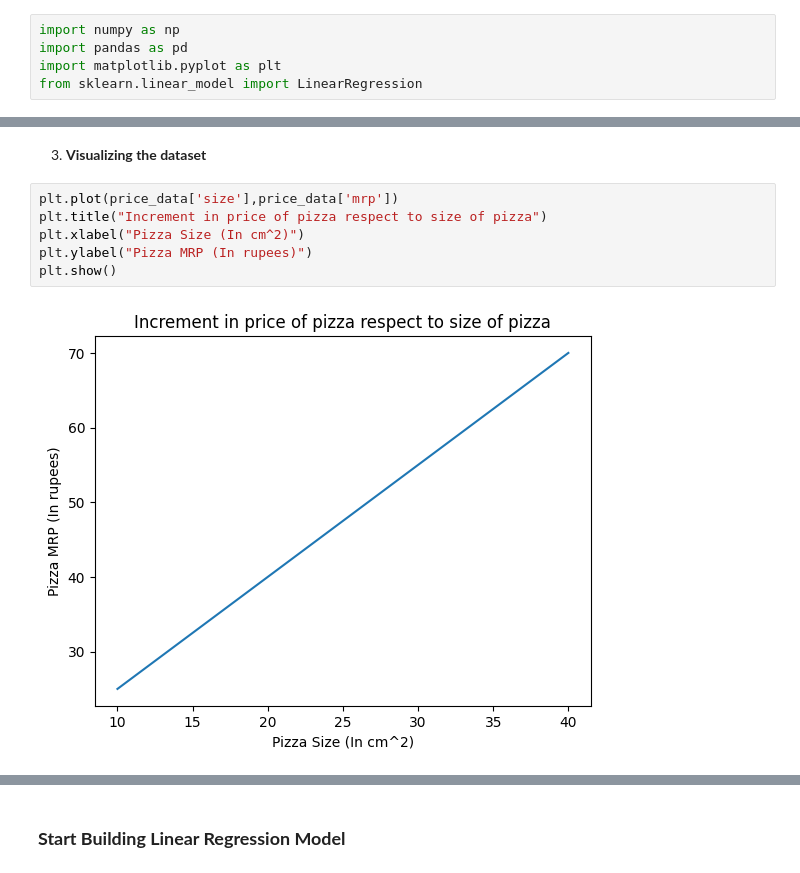
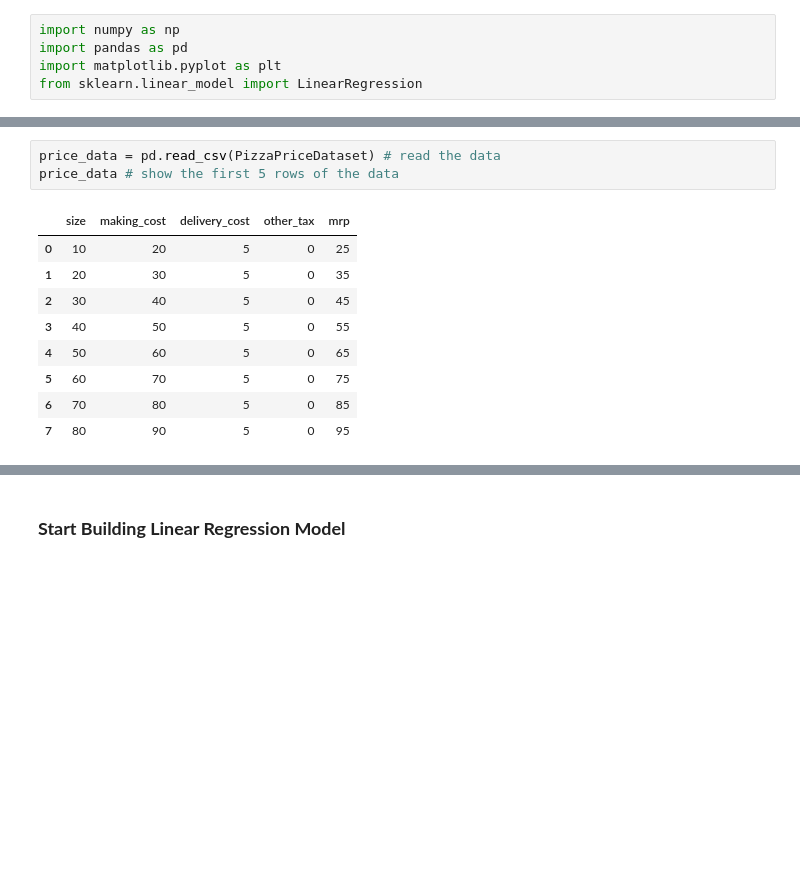
Before and after one commit to vivek09thakur/ML, a Jupyter notebook: LinerRegression/notebook.ipynb, the cells around one changed output, grey strips where cells are left out. Cells and saved outputs as stored; diff of their text form; blank space fills up the shorter version.

```diff
--- a/LinerRegression/notebook.ipynb
+++ b/LinerRegression/notebook.ipynb
@@ -35,12 +23,15 @@ price_data.head()
-# %% [markdown]
-3. **Visualizing the dataset**
-# %%
-plt.plot(price_data['size'],price_data['mrp'])
-plt.title("Increment in price of pizza respect to size of pizza")
-plt.xlabel("Pizza Size (In cm^2)")
-plt.ylabel("Pizza MRP (In rupees)")
-plt.show()
-# %% [output]
-[figure, removed]
+# %%
+price_data = pd.read_csv(PizzaPriceDataset) # read the data
+price_data # show the first 5 rows of the data
+# %% [output]
+|  | size | making_cost | delivery_cost | other_tax | mrp |
+| 0 | 10 | 20 | 5 | 0 | 25 |
+| 1 | 20 | 30 | 5 | 0 | 35 |
+| 2 | 30 | 40 | 5 | 0 | 45 |
+| 3 | 40 | 50 | 5 | 0 | 55 |
+| 4 | 50 | 60 | 5 | 0 | 65 |
+| 5 | 60 | 70 | 5 | 0 | 75 |
+| 6 | 70 | 80 | 5 | 0 | 85 |
+| 7 | 80 | 90 | 5 | 0 | 95 |
 # %%
 train_x,train_y = np.array(price_data[['size']]),np.array(price_data[['mrp']])
```
Also changed, not shown: parts of 12 cells of this notebook, 1 other file.
